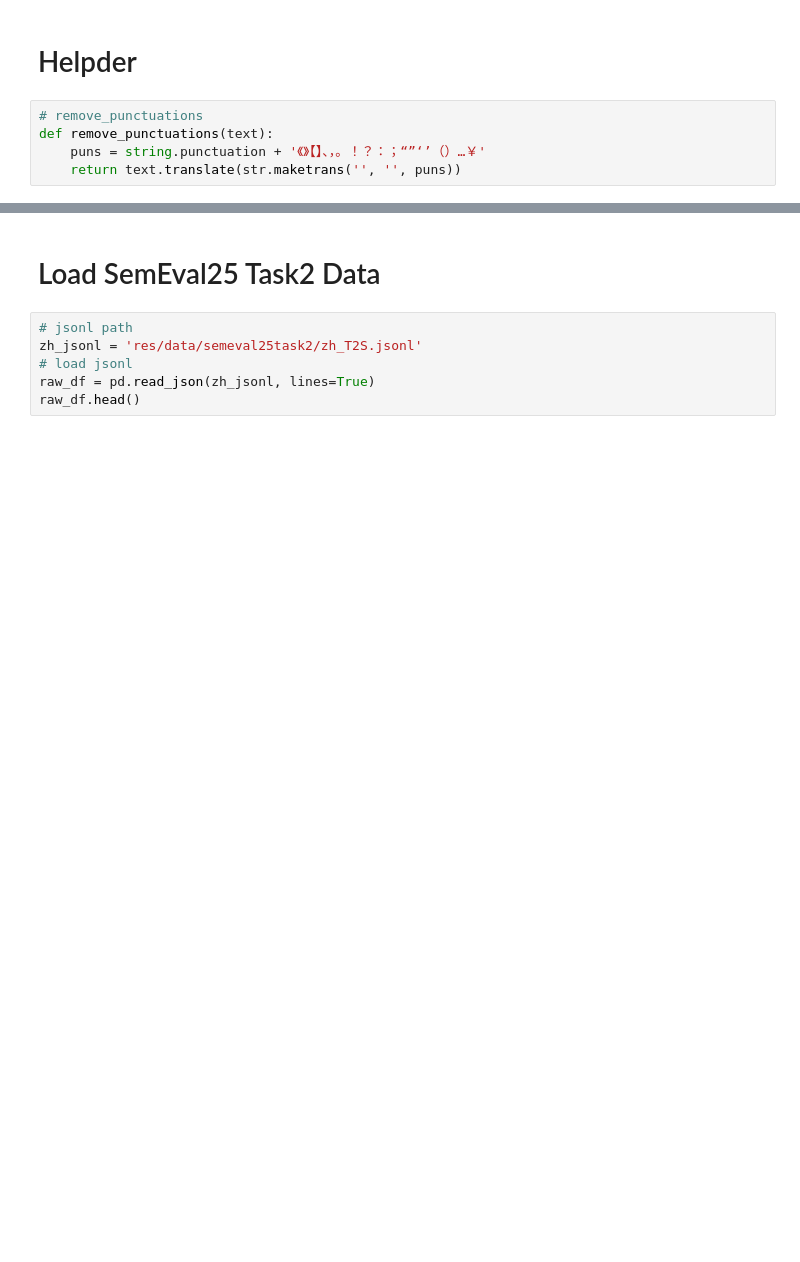
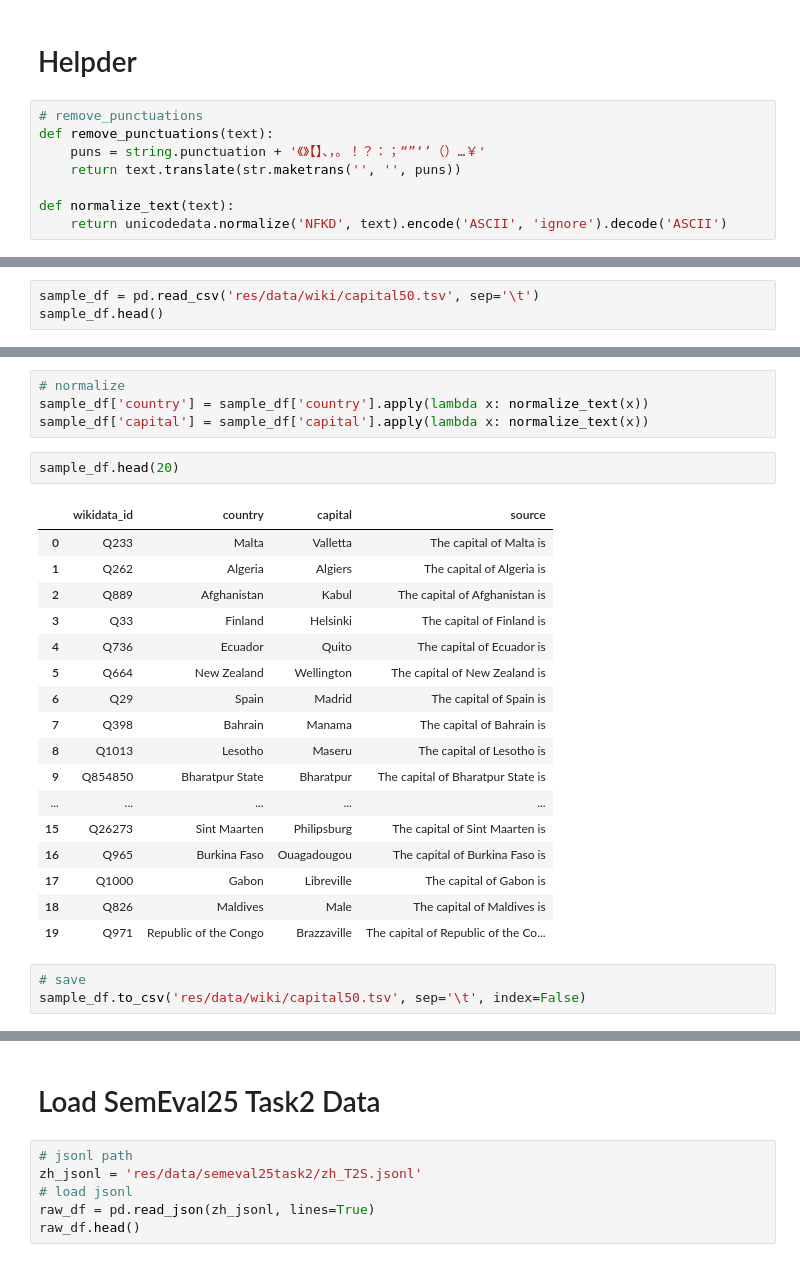
Before and after one commit to ShiningLab/CON2LM, a Jupyter notebook: wiki.ipynb, the cells around one changed output, grey strips where cells are left out. Cells and saved outputs as stored; diff of their text form; blank space fills up the shorter version.

```diff
--- a/wiki.ipynb
+++ b/wiki.ipynb
@@ -31,3 +47,6 @@ from config import Config
 def remove_punctuations(text):
     puns = string.punctuation + '《》【】、，。！？：；“”‘’（）…￥'
     return text.translate(str.maketrans('', '', puns))
+
+def normalize_text(text):
+    return unicodedata.normalize('NFKD', text).encode('ASCII', 'ignore').decode('ASCII')
@@ -33,0 +106,3 @@ def remove_punctuations(text):
+# %%
+sample_df = pd.read_csv('res/data/wiki/capital50.tsv', sep='\t')
+sample_df.head()
@@ -33,0 +116,27 @@ def remove_punctuations(text):
+# %%
+# normalize
+sample_df['country'] = sample_df['country'].apply(lambda x: normalize_text(x))
+sample_df['capital'] = sample_df['capital'].apply(lambda x: normalize_text(x))
+# %%
+sample_df.head(20)
+# %% [output]
+|  | wikidata_id | country | capital | source |
+| 0 | Q233 | Malta | Valletta | The capital of Malta is |
+| 1 | Q262 | Algeria | Algiers | The capital of Algeria is |
+| 2 | Q889 | Afghanistan | Kabul | The capital of Afghanistan is |
+| 3 | Q33 | Finland | Helsinki | The capital of Finland is |
+| 4 | Q736 | Ecuador | Quito | The capital of Ecuador is |
+| 5 | Q664 | New Zealand | Wellington | The capital of New Zealand is |
+| 6 | Q29 | Spain | Madrid | The capital of Spain is |
+| 7 | Q398 | Bahrain | Manama | The capital of Bahrain is |
+| 8 | Q1013 | Lesotho | Maseru | The capital of Lesotho is |
+| 9 | Q854850 | Bharatpur State | Bharatpur | The capital of Bharatpur State is |
+| ... | ... | ... | ... | ... |
+| 15 | Q26273 | Sint Maarten | Philipsburg | The capital of Sint Maarten is |
+| 16 | Q965 | Burkina Faso | Ouagadougou | The capital of Burkina Faso is |
+| 17 | Q1000 | Gabon | Libreville | The capital of Gabon is |
+| 18 | Q826 | Maldives | Male | The capital of Maldives is |
+| 19 | Q971 | Republic of the Congo | Brazzaville | The capital of Republic of the Co... |
+# %%
+# save
+sample_df.to_csv('res/data/wiki/capital50.tsv', sep='\t', index=False)
```
Also changed, not shown: parts of 17 cells of this notebook, 39 other files.
